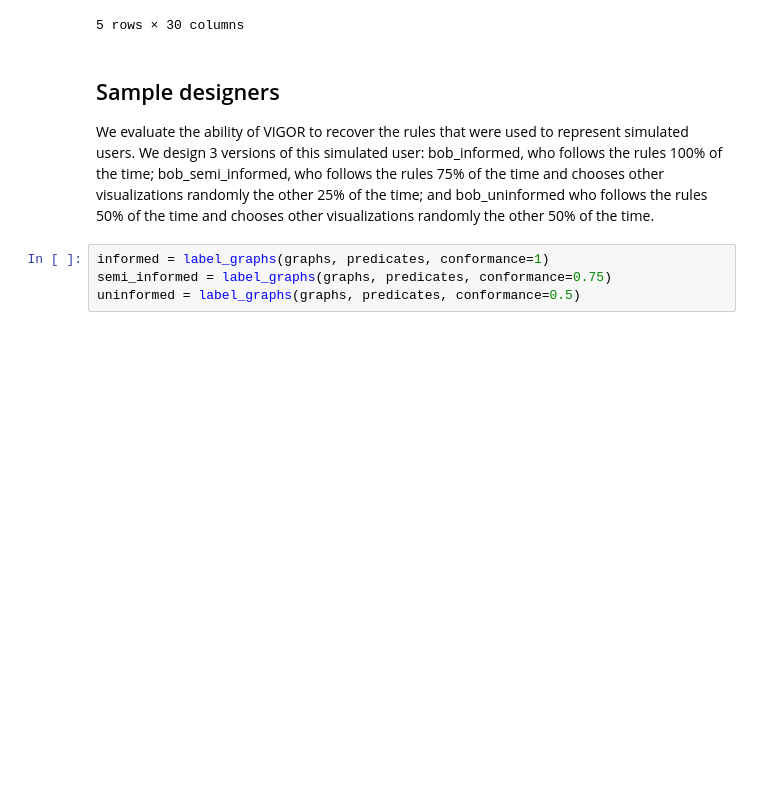
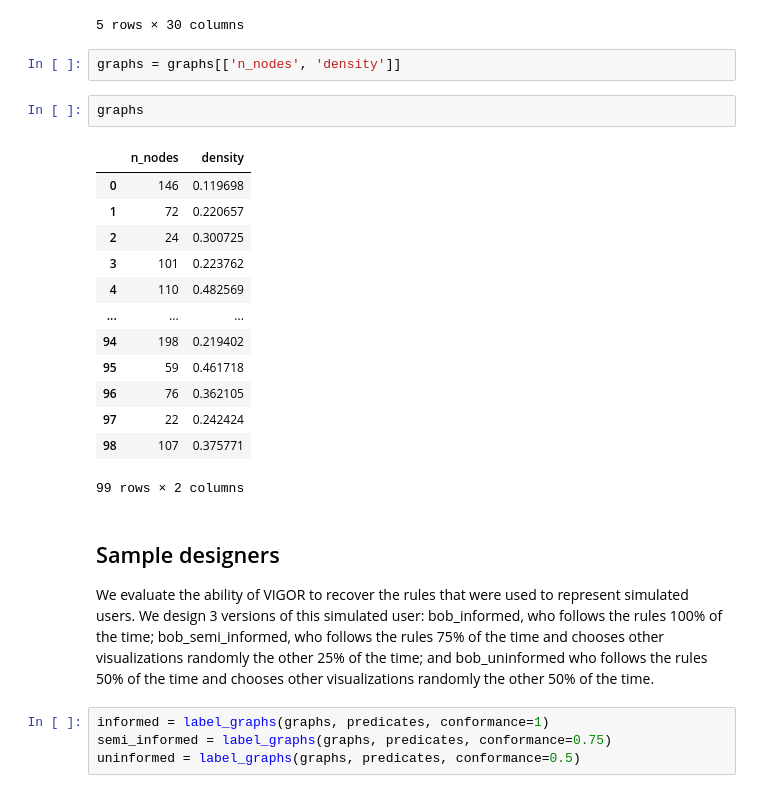
Before and after one commit to sjoerdvink99/vigor, a Jupyter notebook: notebooks/evaluation.ipynb, the cells around one changed output. Cells and saved outputs as stored; diff of their text form; blank space fills up the shorter version.

```diff
--- a/notebooks/evaluation.ipynb
+++ b/notebooks/evaluation.ipynb
@@ -32,6 +40,24 @@ graphs.head()
 | 3 | 4 | 0 | 0 | 0 | 1 | 1 | ... |
 | 4 | 4 | 0 | 1 | 1 | 1 | 5 | ... |
 5 rows × 30 columns
+# %%
+graphs = graphs[['n_nodes', 'density']]
+# %%
+graphs
+# %% [output]
+|  | n_nodes | density |
+| 0 | 146 | 0.119698 |
+| 1 | 72 | 0.220657 |
+| 2 | 24 | 0.300725 |
+| 3 | 101 | 0.223762 |
+| 4 | 110 | 0.482569 |
+| ... | ... | ... |
+| 94 | 198 | 0.219402 |
+| 95 | 59 | 0.461718 |
+| 96 | 76 | 0.362105 |
+| 97 | 22 | 0.242424 |
+| 98 | 107 | 0.375771 |
+99 rows × 2 columns
 # %% [markdown]
 ## Sample designers
 
```
Also changed, not shown: parts of 10 cells of this notebook, 2 other files.
